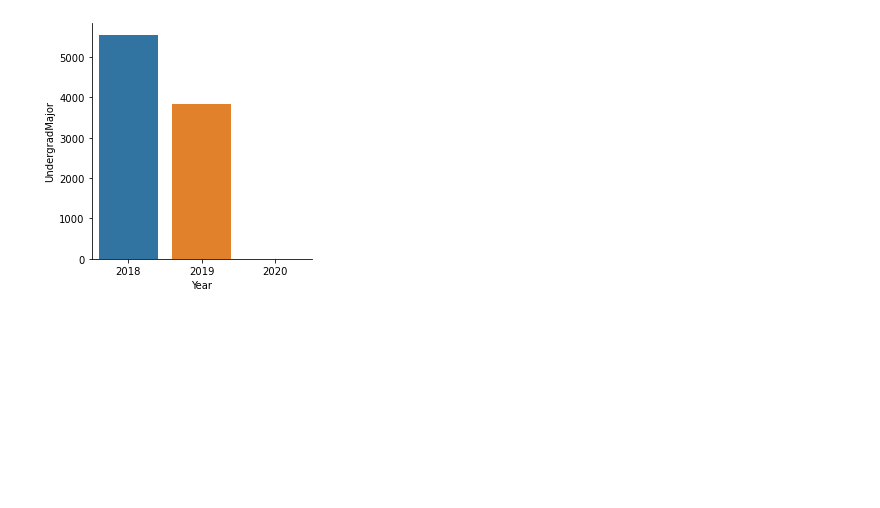
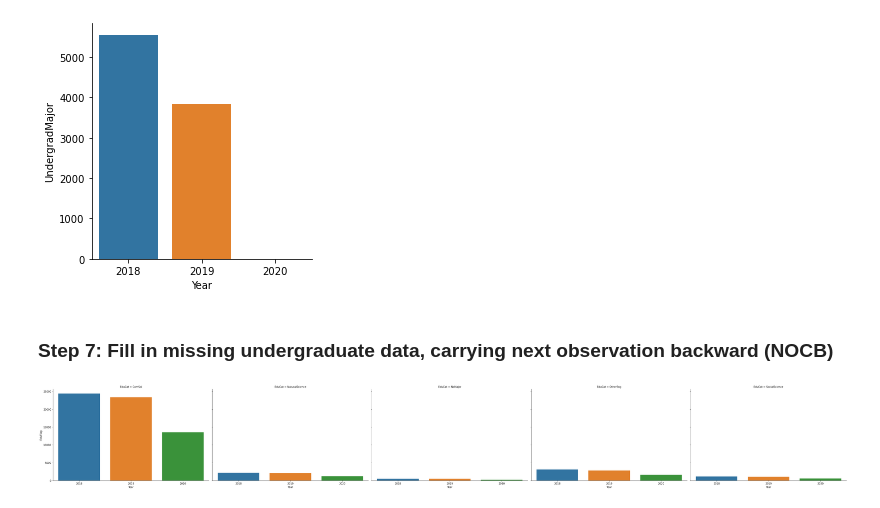
Before and after one commit to roberthallds/stack-overflow-data-cleaning, a Jupyter notebook: project.ipynb, the cells around one changed output. Cells and saved outputs as stored; diff of their text form; code cells hidden in the pictures; blank space fills up the shorter version.

```diff
--- a/project.ipynb
+++ b/project.ipynb
@@ -256,3 +256,60 @@ sns.catplot(x='Year',
 # %% [output]
 <seaborn.axisgrid.FacetGrid at 0x...>
 [figure]
+# %% [markdown]
+### Step 7: Fill in missing undergraduate data, carrying next observation backward (NOCB)
+# %%
+# sort dataset in terms of RespondentID and in
+# chronological order
+data = data.sort_values(['RespondentID', 'Year'])
+
+# use NOCB to fill missing data points in the
+# UndergradMajor column
+data['UndergradMajor'].bfill(axis=0, inplace=True)
+# %%
+# list of most prominent major groups in S/O survey
+majors = ['social science',
+          'natural science',
+          'computer science',
+          'development',
+          'another engineering',
+          'never declared']
+
+# create new dataframe containing Year and Undergraduate
+# major (UndergradMajor) data, and drop all null values
+edu_data = data[['Year', 'UndergradMajor']].copy()
+edu_data.dropna(how='any', inplace=True)
+
+# create boolean columns for each major type
+edu_data.loc[edu_data['UndergradMajor'].str.contains('(?i)social science'), 'SocialScience'] = True
+edu_data.loc[edu_data['UndergradMajor'].str.contains('(?i)natural science'), 'NaturalScience'] = True
+edu_data.loc[edu_data['UndergradMajor'].str.contains('(?i)Computer science'), 'ComSci'] = True
+edu_data.loc[edu_data['UndergradMajor'].str.contains('(?i)development'), 'Comsci'] = True
+edu_data.loc[edu_data['UndergradMajor'].str.contains('(?i)another engineering'), 'OtherEng'] = True
+edu_data.loc[edu_data['UndergradMajor'].str.contains('(?i)never declared'), 'NoMajor'] = True
+
+# melt the boolean columns into variable name "EduCat"
+# (education category)
+edu_data = edu_data.melt(id_vars=['Year'],
+                         value_vars=['SocialScience',
+                                     'NaturalScience',
+                                     'ComSci',
+                                     'OtherEng',
+                                     'NoMajor'],
+                        var_name='EduCat',
+                        value_name='EduFlag')
+
+# drop null data in modified dataframe and group by
+# Year and education category (EduCat)
+edu_data.dropna(how='any', inplace=True)
+edu_data = edu_data.groupby(['Year', 'EduCat']).count().reset_index()
+
+# create a categorical plot (seaborn catplot) to visualize
+# the disparities in majors among surveyed developers
+edu_fig = sns.catplot(x='Year', y='EduFlag',
+                      col='EduCat',
+                      data=edu_data,
+                      kind='bar',
+                      height=6, aspect=1.5)
+# %% [output]
+[figure, added]
```
Also changed, not shown: parts of 10 cells of this notebook.
